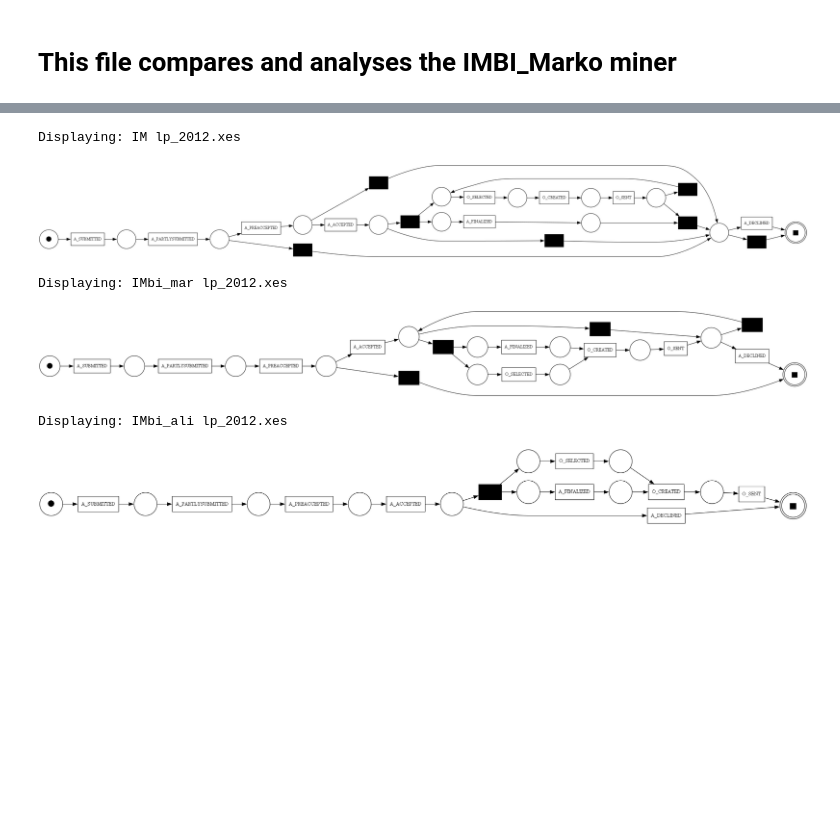
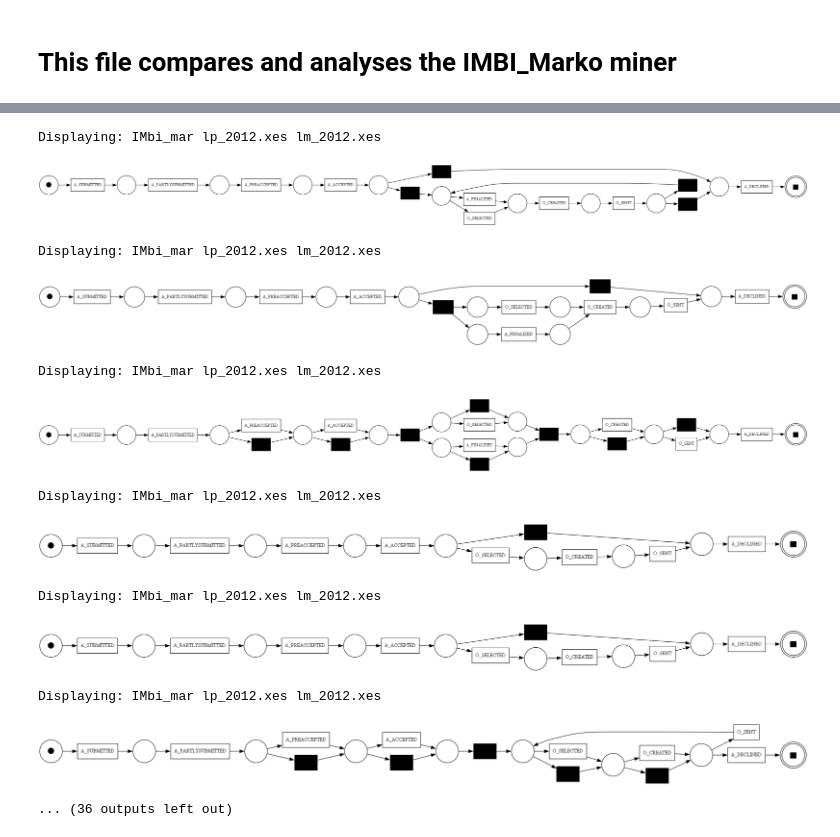
Before and after one commit to GoldschmidtMarko/IMBI_Master, a Jupyter notebook: analysing/comparison.ipynb, the cells around one changed output, grey strips where cells are left out. Drawn from its saved outputs; the diff is of its cells as text; code cells hidden in the pictures; blank space fills up the shorter version.

Commit message:
work on relation base case, eg strict and non strict tau loop, work on ratio analysing doc

```diff
--- a/analysing/comparison.ipynb
+++ b/analysing/comparison.ipynb
@@ -125,25 +154,24 @@ def add_Model_To_Database(df,log, name,net, im, fm, logPName = "",logMName = "",
 def applyMinerToLog(df, logPathP, logPathM,logPName, logMName = "", noiseThreshold = 0.0, dependency_threshold=0.0, support = 0, ratio = 0):
   logP = xes_importer.apply(logPathP)
   if logMName == "":
+    logM = logP
     # inductive miner
     print("Running IM")
     pt = pm4py_algorithm.apply(logP,variant=ind_Variants.IM)
     net, im, fm = convert_to_petri_net(pt)
-    df = add_Model_To_Database(df=df, log=logP,net=net,im=im,fm=fm,name="IM",logPName=logPName)
+    df = add_Model_To_Database(df=df, log=logP, logM=logM,net=net,im=im,fm=fm,name="IM",logPName=logPName)
 
     #imf
     print("Running IMF")
     parameters = {pm4py_imf.IMFParameters.NOISE_THRESHOLD : noiseThreshold}
     pt = pm4py_algorithm.apply(logP,variant=ind_Variants.IMf, parameters=parameters)
     net, im, fm = convert_to_petri_net(pt)
-    df = add_Model_To_Database(df=df, log=logP,net=net,im=im,fm=fm,name="IMF",logPName=logPName,imf_noiseThreshold=noiseThreshold)
+    df = add_Model_To_Database(df=df, log=logP, logM=logM,net=net,im=im,fm=fm,name="IMF",logPName=logPName,imf_noiseThreshold=noiseThreshold)
 
     #hm
     print("Running HM")
     net, im, fm = discover_petri_net_heuristics(logP,dependency_threshold=dependency_threshold)
-    df = add_Model_To_Database(df=df, log=logP,net=net,im=im,fm=fm,name="HM",logPName=logPName,hm_dependency_threshold=dependency_threshold)
-
-    logM = logP
+    df = add_Model_To_Database(df=df, log=logP, logM=logM,net=net,im=im,fm=fm,name="HM",logPName=logPName,hm_dependency_threshold=dependency_threshold)
   else:
     logM = xes_importer.apply(logPathM)
 
@@ -151,7 +179,7 @@ def applyMinerToLog(df, logPathP, logPathM,logPName, logMName = "", noiseThresho
   print("Running IMbi_ali")
   cost_Variant = custom_enum.Cost_Variant.ACTIVITY_FREQUENCY_SCORE
   net, im, fm = inductive_miner.apply_bi(logP,logM, variant=inductive_miner.Variants.IMbi, sup=support, ratio=ratio, size_par=len(logP)/len(logM), cost_Variant=cost_Variant)
-  df = add_Model_To_Database(df=df,log=logP,net=net,im=im,fm=fm,name="IMbi_ali",logPName=logPName, logMName=logMName,im_bi_sup=support,im_bi_ratio=ratio)
+  df = add_Model_To_Database(df=df,log=logP, logM=logM,net=net,im=im,fm=fm,name="IMbi_ali",logPName=logPName, logMName=logMName,im_bi_sup=support,im_bi_ratio=ratio)
 
   for f in os.listdir("imbi_cuts"):
     os.remove(os.path.join("imbi_cuts", f))
@@ -160,7 +188,7 @@ def applyMinerToLog(df, logPathP, logPathM,logPName, logMName = "", noiseThresho
   print("Running IMbi_mar")
   cost_Variant = custom_enum.Cost_Variant.ACTIVITY_RELATION_SCORE
   net, im, fm = inductive_miner.apply_bi(logP,logM, variant=inductive_miner.Variants.IMbi, sup=support, ratio=ratio, size_par=len(logP)/len(logM), cost_Variant=cost_Variant)
-  df = add_Model_To_Database(df=df, log=logP,net=net,im=im,fm=fm,name="IMbi_mar",logPName=logPName, logMName=logMName, im_bi_sup=support,im_bi_ratio=ratio)
+  df = add_Model_To_Database(df=df, log=logP, logM=logM,net=net,im=im,fm=fm,name="IMbi_mar",logPName=logPName, logMName=logMName, im_bi_sup=support,im_bi_ratio=ratio)
 
   visualize_cuts("cuts_IMbi_mar_" + logPName[:logPName.rfind(".")])
 
@@ -175,10 +203,11 @@ df = pd.DataFrame(data=None, index=None, columns=columns, dtype=None, copy=None)
 # %%
 rootPath = "C:/Users/Marko/Desktop/IMbi_Data/analysing/"
 
-# lpNames = ["lp_2012.xes", "lp_2017.xes", "lp_2018.xes"]
-lpNames = ["lp_2012.xes"]
+lpNames = ["lp_2012.xes", "lp_2017.xes", "lp_2018.xes"]
+# lpNames = ["lp_2012.xes"]
 
 lMNames = ["lm_2012.xes", "lm_2017.xes", "lm_2018.xes"]
+# lMNames = ["lm_2012.xes"]
 lpPaths = []
 lmPaths = []
 
@@ -186,9 +215,3 @@ for lp in lpNames:
   lpPaths.append((lp,rootPath + lp))
 for lm in lMNames:
   lmPaths.append((lm,rootPath + lm))
-# %%
-i = 1
-for pairLP in lpPaths:
-  print("Running: " + pairLP[0] + " " + str(i) + "/" + str(len(lpPaths)))
-  df = applyMinerToLog(df,pairLP[1],pairLP[1],pairLP[0],"", 0.2, 0.99, 1, 0)
-  i += 1
@@ -201,0 +218,12 @@ Running IMbi_mar
+# %%
+totalRuns = len(lpPaths) * 4 * 3
+cur = 1
+for i in range(0,len(lpPaths)):
+  for ratio in [0, 0.3, 0.6, 1]:
+    for sup in [1, 0.8, 0.4]:
+      print("Running: " + lpPaths[i][0] + " " + str(cur) + "/" + str(totalRuns))
+      print("i: " + str(i) + " ratio: " + str(ratio) + " sup: " + str(sup))
+      df = applyMinerToLog(df, lpPaths[i][1], lmPaths[i][1], lpPaths[i][0],lmPaths[i][0], 0.2, 0.99, sup, ratio)
+      cur += 1
+
+# display(df)
@@ -250,14 +346,21 @@ for f1_measure in ["f1_tok", "f1_alig"]:
 # %%
-visualize_petriNet(df, "IM", "lp_2012.xes")
-visualize_petriNet(df, "IMbi_mar", "lp_2012.xes")
-visualize_petriNet(df, "IMbi_ali", "lp_2012.xes")
+visualize_petriNet(df, "IM", "lp_2012.xes", "lm_2012.xes")
+visualize_petriNet(df, "IMbi_mar", "lp_2012.xes", "lm_2012.xes")
+visualize_petriNet(df, "IMbi_ali", "lp_2012.xes", "lm_2012.xes")
 # %% [output]
-Displaying: IM lp_2012.xes
+Displaying: IMbi_mar lp_2012.xes lm_2012.xes
-[figure, old version]
+[figure, new version]
-Displaying: IMbi_mar lp_2012.xes
+Displaying: IMbi_mar lp_2012.xes lm_2012.xes
-[figure, old version]
+[figure, new version]
-Displaying: IMbi_ali lp_2012.xes
+Displaying: IMbi_mar lp_2012.xes lm_2012.xes
-[figure, old version]
+[figure, new version]
+Displaying: IMbi_mar lp_2012.xes lm_2012.xes
+[figure, added]
+Displaying: IMbi_mar lp_2012.xes lm_2012.xes
+[figure, added]
+Displaying: IMbi_mar lp_2012.xes lm_2012.xes
+[figure, added]
+... (36 outputs left out)
 # %%
 display(df)
 # %% [output]
```
Also changed, not shown: parts of 11 cells of this notebook, 3 other files.
